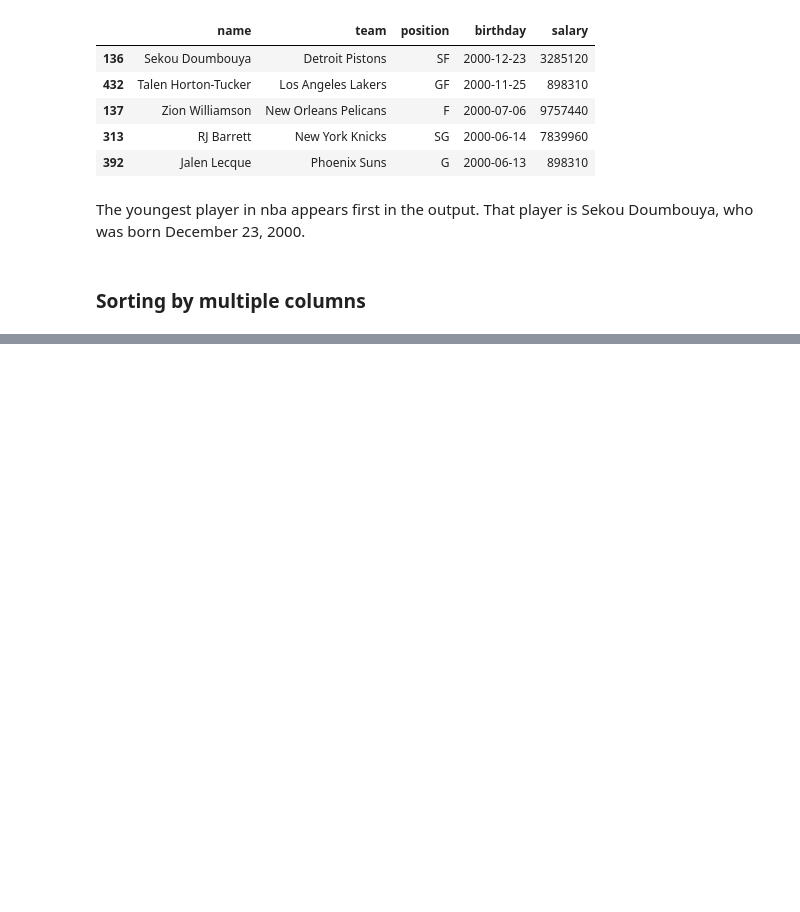
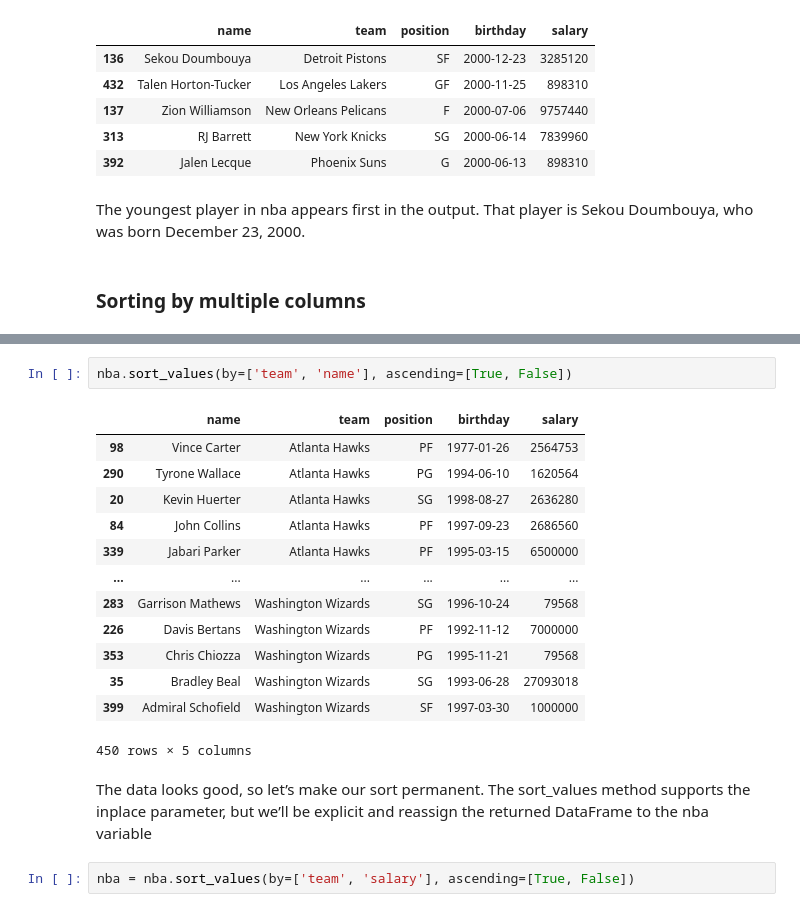
Before and after one commit to Sunday-Okey/Pandas_Lesson_Colab, a Jupyter notebook: DataFrame_Object.ipynb, the cells around one changed output, grey strips where cells are left out. Drawn from its saved outputs; the diff is of its cells as text; blank space fills up the shorter version.

```diff
--- a/DataFrame_Object.ipynb
+++ b/DataFrame_Object.ipynb
@@ -468,0 +507,20 @@ The youngest player in nba appears first in the output. That player is Sekou Dou
+# %%
+nba.sort_values(by=['team', 'name'], ascending=[True, False])
+# %% [output]
+|  | name | team | position | birthday | salary |
+| 98 | Vince Carter | Atlanta Hawks | PF | 1977-01-26 | 2564753 |
+| 290 | Tyrone Wallace | Atlanta Hawks | PG | 1994-06-10 | 1620564 |
+| 20 | Kevin Huerter | Atlanta Hawks | SG | 1998-08-27 | 2636280 |
+| 84 | John Collins | Atlanta Hawks | PF | 1997-09-23 | 2686560 |
+| 339 | Jabari Parker | Atlanta Hawks | PF | 1995-03-15 | 6500000 |
+| ... | ... | ... | ... | ... | ... |
+| 283 | Garrison Mathews | Washington Wizards | SG | 1996-10-24 | 79568 |
+| 226 | Davis Bertans | Washington Wizards | PF | 1992-11-12 | 7000000 |
+| 353 | Chris Chiozza | Washington Wizards | PG | 1995-11-21 | 79568 |
+| 35 | Bradley Beal | Washington Wizards | SG | 1993-06-28 | 27093018 |
+| 399 | Admiral Schofield | Washington Wizards | SF | 1997-03-30 | 1000000 |
+450 rows × 5 columns
+# %% [markdown]
+The data looks good, so let’s make our sort permanent. The sort_values method supports the inplace parameter, but we’ll be explicit and reassign the returned DataFrame to the nba variable
+# %%
+nba = nba.sort_values(by=['team', 'salary'], ascending=[True, False])
```
Also changed, not shown: parts of 161 cells of this notebook.
